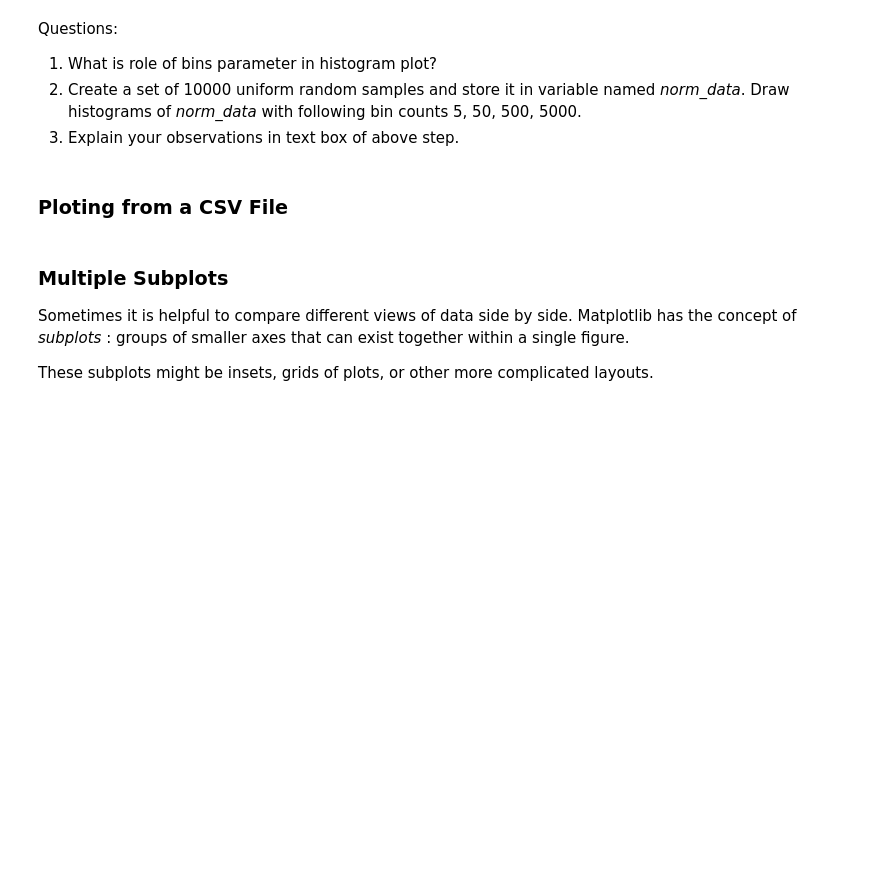
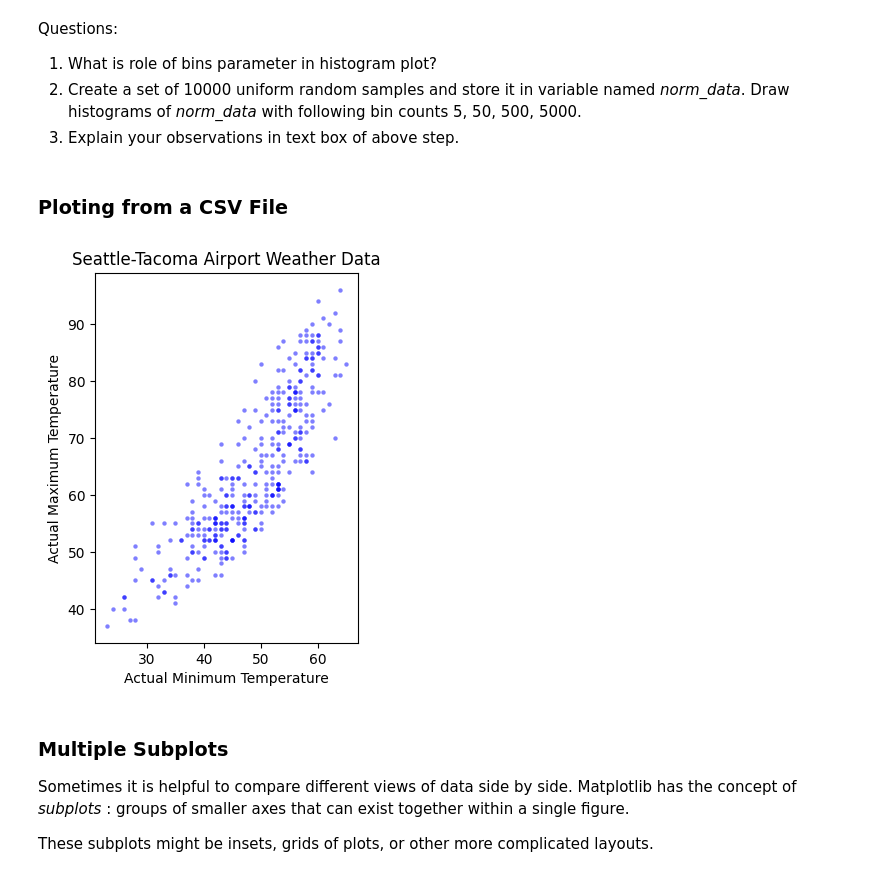
Before and after one commit to anish1050/Pandas-Google-Collab, a Jupyter notebook: Experiment_04_Ploting2.ipynb, the cells around one changed output. Saved outputs shown, nothing was run; the diff lists cells and outputs as text; code cells hidden in the pictures; blank space fills up the shorter version.

```diff
--- a/Experiment_04_Ploting2.ipynb
+++ b/Experiment_04_Ploting2.ipynb
@@ -371,3 +407,34 @@ plt.title('California Cities: Area and Population');
+# %%
+import pandas as pd
+import matplotlib.pyplot as plt
+import numpy as np
+
+# URL of the CSV file on GitHub
+url = "https://raw.githubusercontent.com/fivethirtyeight/data/master/us-weather-history/KSEA.csv"
+
+# Read the CSV file directly from the URL
+weather_data = pd.read_csv(url)
+
+# Extract the data we're interested in
+actual_min_temp = weather_data['actual_min_temp']
+actual_max_temp = weather_data['actual_max_temp']
+
+# Create a scatter plot
+plt.scatter(actual_min_temp, actual_max_temp, label=None,
+            c='blue',  # Set color to blue
+            s=10,      # Set marker size to 10
+            linewidth=0, alpha=0.5)
+
+# Change 'plt.axis(aspect='equal')' to set the aspect ratio using the 'set_aspect' method of the axes object.
+plt.gca().set_aspect('equal')  # 'equal' ensures that the x and y units are displayed at the same scale. You can adjust this value if needed.
+
+plt.xlabel('Actual Minimum Temperature')
+plt.ylabel('Actual Maximum Temperature')
+plt.title('Seattle-Tacoma Airport Weather Data')
+
+plt.show()
+# %% [output]
+[figure, added]
 # %% [markdown]
 ### Multiple Subplots
 Sometimes it is helpful to compare different views of data side by side. Matplotlib has the concept of *subplots* : groups of smaller axes that can exist together within a single figure.
```
Also changed, not shown: parts of 22 cells of this notebook.
